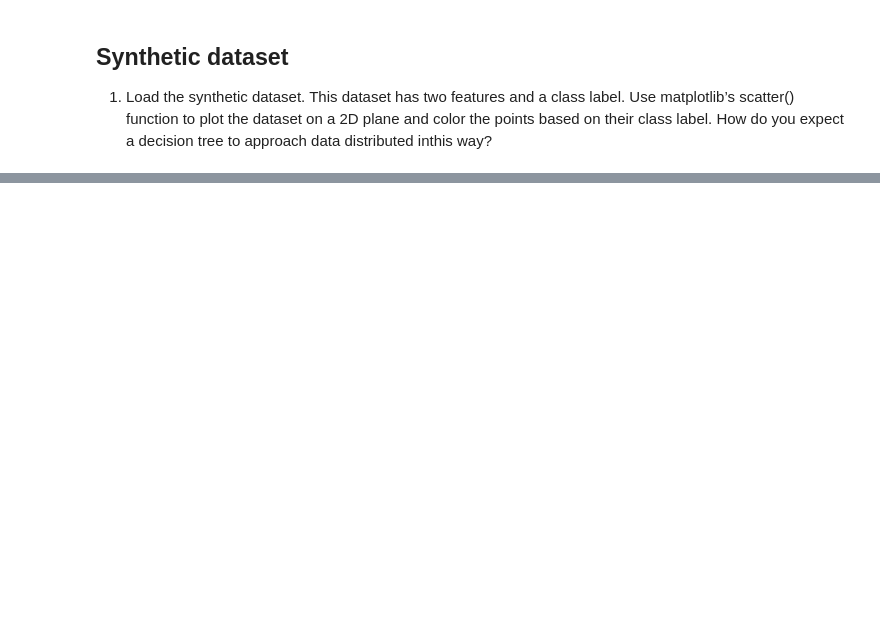
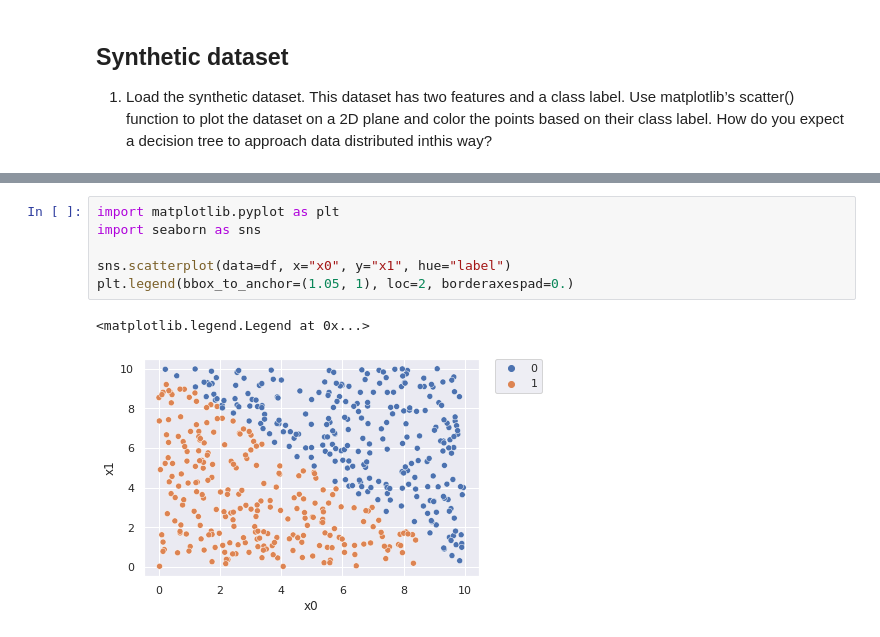
Before and after one commit to francescodisalvo05/Data-Science-Lab-Exercises, a Jupyter notebook: 6-Laboratory-12-11-2020.ipynb, the cells around one changed output, grey strips where cells are left out. Cells and saved outputs as stored; diff of their text form; blank space fills up the shorter version.

```diff
--- a/6-Laboratory-12-11-2020.ipynb
+++ b/6-Laboratory-12-11-2020.ipynb
@@ -243,0 +244,9 @@ df.sample(5)
+# %%
+import matplotlib.pyplot as plt
+import seaborn as sns
+
+sns.scatterplot(data=df, x="x0", y="x1", hue="label")
+plt.legend(bbox_to_anchor=(1.05, 1), loc=2, borderaxespad=0.)
+# %% [output]
+<matplotlib.legend.Legend at 0x...>
+[figure, added]
```
Also changed, not shown: parts of 38 cells of this notebook.
